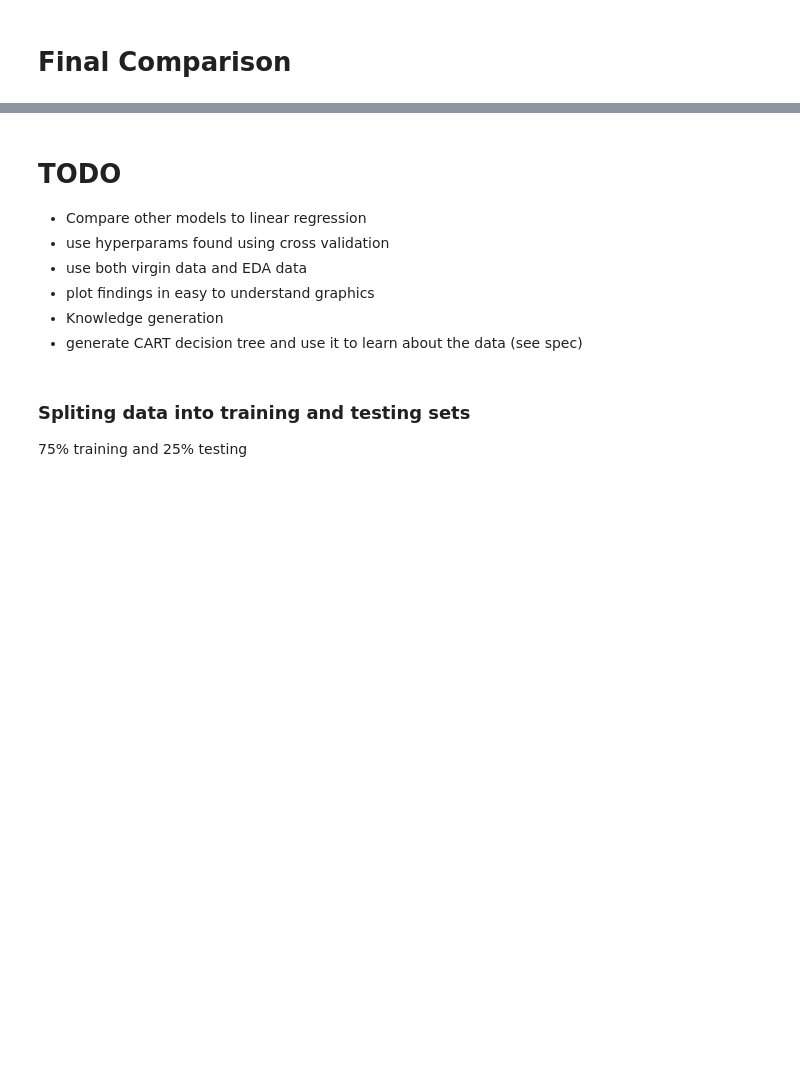
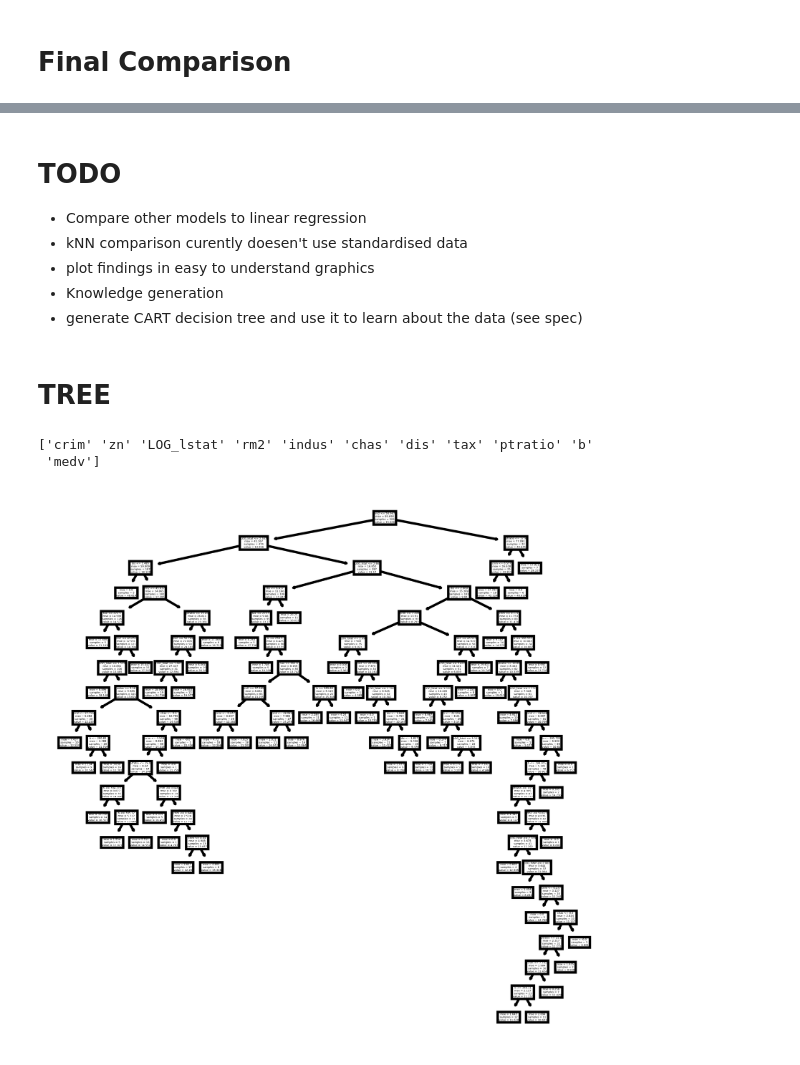
Before and after one commit to JacksonKerr/LinearRegression, a Jupyter notebook: Assignment.ipynb, the cells around one changed output, grey strips where cells are left out. Cells and saved outputs as stored; diff of their text form; code cells hidden in the pictures; blank space fills up the shorter version.

```diff
--- a/Assignment.ipynb
+++ b/Assignment.ipynb
@@ -441,0 +359,28 @@ EDA CART        30.57         0.642
+# %%
+from sklearn.linear_model import LinearRegression
+from sklearn.model_selection import cross_val_score
+
+performance = {"linear":{"virgin":0, "eda":0},
+               "knn":   {"virgin":0, "eda":0},
+               "cart":  {"virgin":0, "eda":0},
+               "dummy": {"virgin":0, "eda":0}}
+
+# Virgin Data
+vX = bost_virgin.drop(columns=[target]).to_numpy()
+vy = bost_virgin[target].to_numpy()
+
+
+# Linear:
+linear_model = LinearRegression()
+performance["linear"]["virgin"] = np.mean(cross_val_score(linear_model, vX, vy, cv=rkf))
+performance["linear"]["eda"] = np.mean(cross_val_score(linear_model, X, y, cv=rkf))
+
+# kNN:
+knn_model = KNeighborsRegressor(n_neighbors=knncv.best_params_['knn__n_neighbors'])
+performance["knn"]["virgin"] = np.mean(cross_val_score(knn_model, vX, vy, cv=rkf))
+performance["knn"]["eda"] = np.mean(cross_val_score(knn_model, X, y, cv=rkf))
+
+# CART
+cart_model = DecisionTreeRegressor(min_samples_split=CARTcv.best_params_['min_samples_split'])
+performance["cart"]["virgin"] = np.mean(cross_val_score(cart_model, vX, vy, cv=rkf))
+performance["cart"]["eda"] = np.mean(cross_val_score(cart_model, X, y, cv=rkf))
@@ -442,11 +420,29 @@ EDA CART        30.57         0.642
 # %% [markdown]
 # TODO
 - Compare other models to linear regression
- - use hyperparams found using cross validation
- - use both virgin data and EDA data
+ - kNN comparison curently doesen't use standardised data
  - plot findings in easy to understand graphics
 - Knowledge generation
  - generate CART decision tree and use it to learn about the data (see spec)
-# %% [markdown]
-### Spliting data into training and testing sets
-75% training and 25% testing
+# %% [markdown]
+# TREE
+# %%
+import sklearn.datasets as datasets
+import pandas as pd
+
+import matplotlib.pyplot as plt
+from sklearn.datasets import load_iris
+from sklearn.tree import DecisionTreeClassifier
+from sklearn import tree
+
+cart_model.fit(X, y)
+
+fig, axes = plt.subplots(nrows = 1,ncols = 1,figsize = (4,4), dpi=900)
+print(bost.columns.values)
+tree.plot_tree(cart_model, feature_names = bost.columns.values);
+
+fig.savefig('imagename.png')
+# %% [output]
+['crim' 'zn' 'LOG_lstat' 'rm2' 'indus' 'chas' 'dis' 'tax' 'ptratio' 'b'
+ 'medv']
+[figure, added]
```
Also changed, not shown: parts of 13 cells of this notebook.
